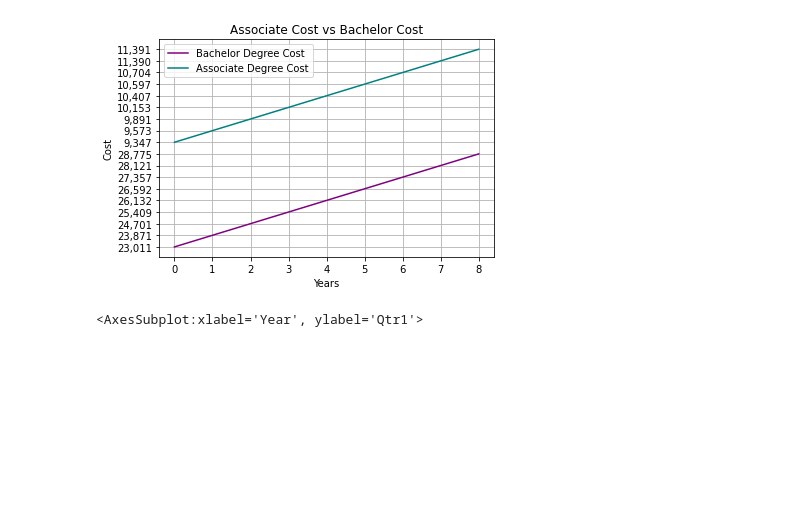
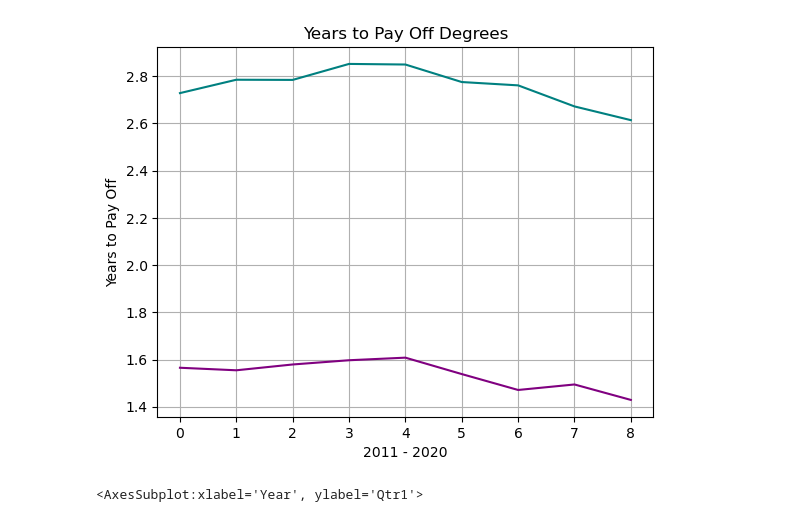
Before and after one commit to SierraAndrews01/Monetary-Value-of-College, a Jupyter notebook: Files/My Intro to Python.ipynb, the cells around one changed output. Cells and saved outputs as stored; diff of their text form; code cells hidden in the pictures; blank space fills up the shorter version.

```diff
--- a/Files/My Intro to Python.ipynb
+++ b/Files/My Intro to Python.ipynb
@@ -89,19 +90,18 @@ plt.show()
 # %%
-##Haven't decided what this will graph but it is here
-S1 = Original_Bachelor_Cost
-S2 = Original_Associate_Cost
+##How long to pay off each degree from the academic year 2011-2012 to 2019-2020
+S1 = AS_Years_Paid_Off
+S2 = BA_Years_Paid_Off
 
-# plot it
 fig, ax = plt.subplots(1)
-ax.plot(S1, label='Bachelor Degree Cost', color='purple')
-ax.plot(S2, label='Associate Degree Cost', color='teal')
-ax.set_title('Associate Cost vs Bachelor Cost')
-ax.legend(loc='upper left')
-ax.set_xlabel('Years')
-ax.set_ylabel('Cost')
+ax.plot(S1, label='Associate Degree', color='purple')
+ax.plot(S2, label='Bachelor Degree', color='teal')
+ax.set_title('Years to Pay Off Degrees')
+##ax.legend(loc='upper left')
+ax.set_xlabel('2011 - 2020')
+ax.set_ylabel('Years to Pay Off')
 ax.grid()
 # %% [output]
-[figure, old version]
+[figure, new version]
 # %%
 Assoc_Salary.plot.scatter(x = 'Year',
                           y = 'Qtr1')
```
Also changed, not shown: parts of 6 cells of this notebook.
